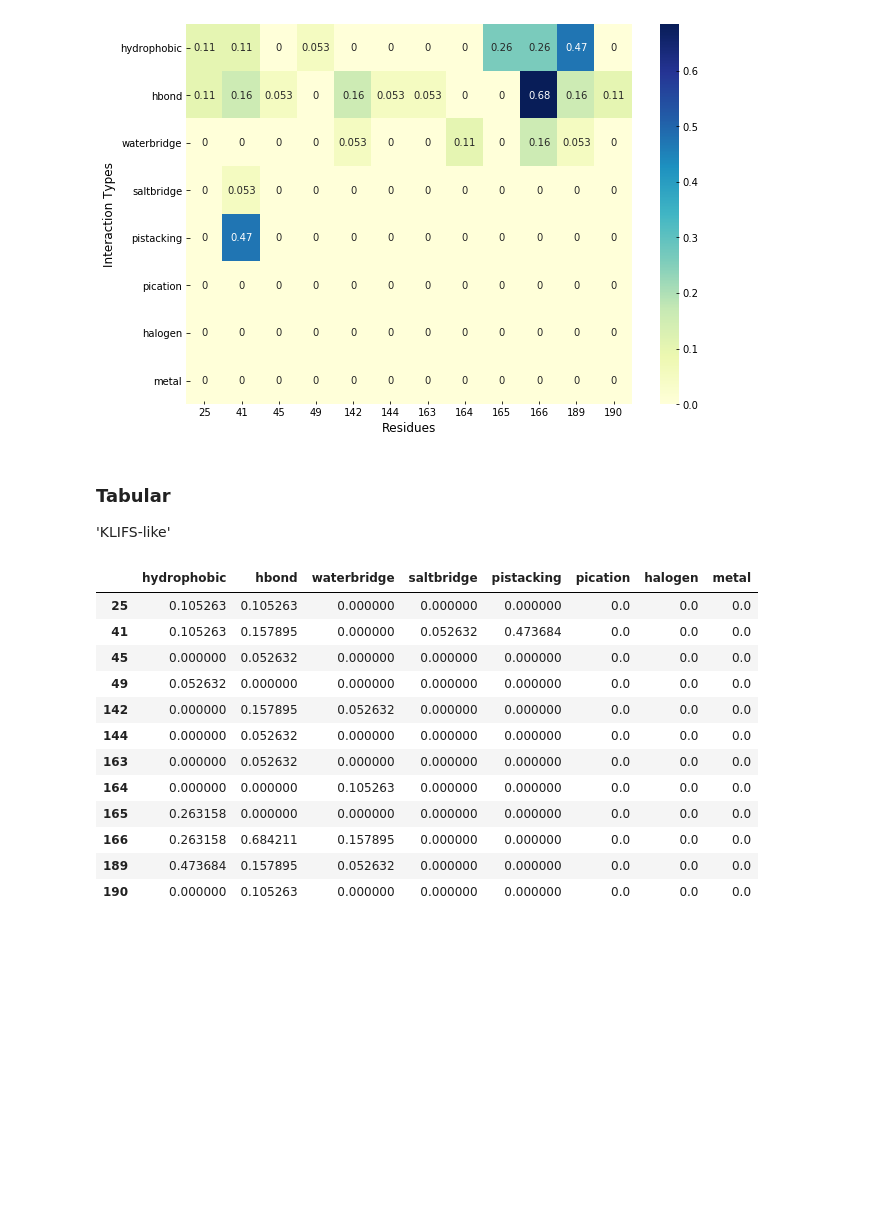
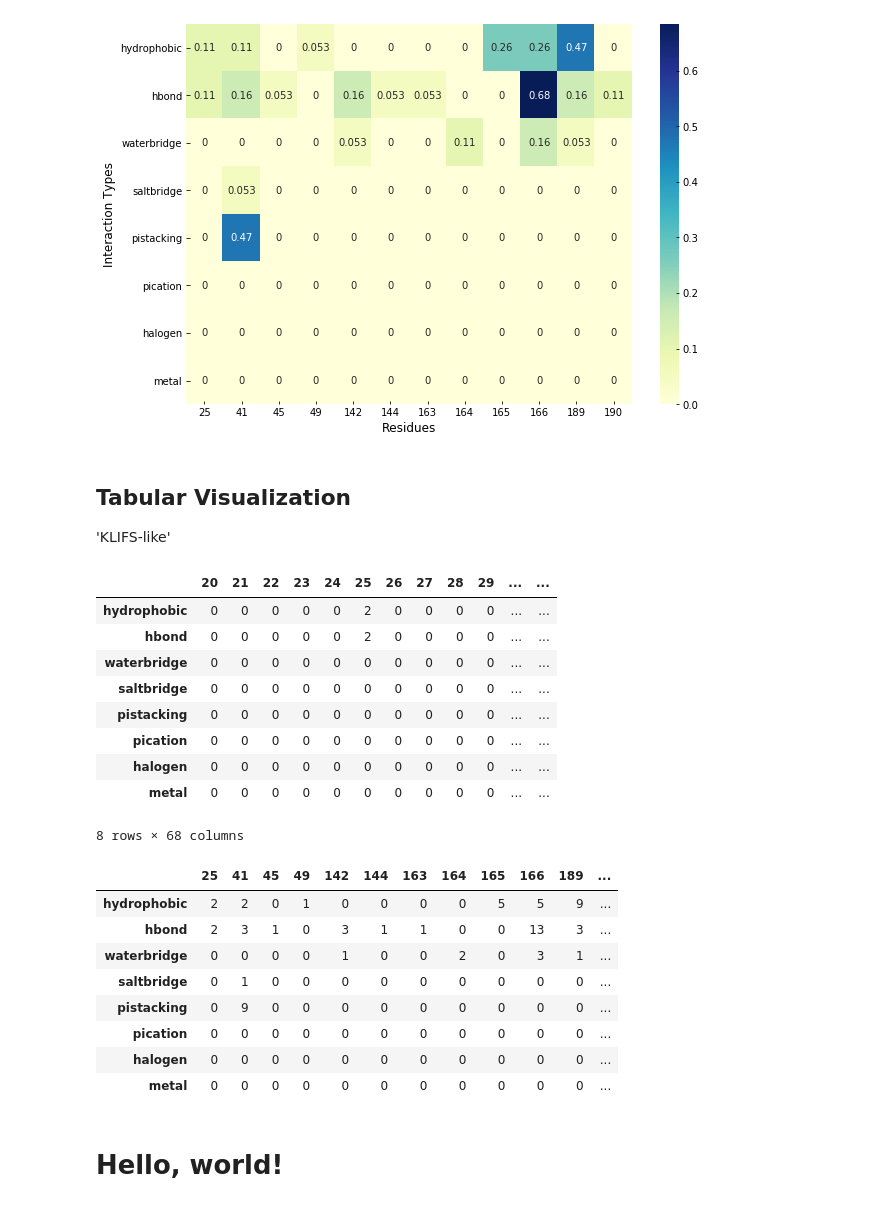
Before and after one commit to volkamerlab/plipify, a Jupyter notebook: plipify/Plipify.ipynb, the cells around one changed output. Cells and saved outputs as stored; diff of their text form; code cells hidden in the pictures; blank space fills up the shorter version.

Commit message:
Tabular visualization

```diff
--- a/plipify/Plipify.ipynb
+++ b/plipify/Plipify.ipynb
@@ -236,5 +236,5 @@ visualize_fp('heatmap','frequency')
 # %% [output]
 [figure]
 # %% [markdown]
-### Tabular
+## Tabular Visualization
 'KLIFS-like'
@@ -241,16 +246,30 @@ visualize_fp('heatmap','frequency')
+# %%
+fp_df
+# %% [output]
+|  | 20 | 21 | 22 | 23 | 24 | 25 | 26 | 27 | 28 | 29 | ... | ... |
+| hydrophobic | 0 | 0 | 0 | 0 | 0 | 2 | 0 | 0 | 0 | 0 | ... | ... |
+| hbond | 0 | 0 | 0 | 0 | 0 | 2 | 0 | 0 | 0 | 0 | ... | ... |
+| waterbridge | 0 | 0 | 0 | 0 | 0 | 0 | 0 | 0 | 0 | 0 | ... | ... |
+| saltbridge | 0 | 0 | 0 | 0 | 0 | 0 | 0 | 0 | 0 | 0 | ... | ... |
+| pistacking | 0 | 0 | 0 | 0 | 0 | 0 | 0 | 0 | 0 | 0 | ... | ... |
+| pication | 0 | 0 | 0 | 0 | 0 | 0 | 0 | 0 | 0 | 0 | ... | ... |
+| halogen | 0 | 0 | 0 | 0 | 0 | 0 | 0 | 0 | 0 | 0 | ... | ... |
+| metal | 0 | 0 | 0 | 0 | 0 | 0 | 0 | 0 | 0 | 0 | ... | ... |
+8 rows × 68 columns
 # %%
-plotdata
+plotdata.T
 # %% [output]
-|  | hydrophobic | hbond | waterbridge | saltbridge | pistacking | pication | halogen | metal |
-| 25 | 0.105263 | 0.105263 | 0.000000 | 0.000000 | 0.000000 | 0.0 | 0.0 | 0.0 |
-| 41 | 0.105263 | 0.157895 | 0.000000 | 0.052632 | 0.473684 | 0.0 | 0.0 | 0.0 |
-| 45 | 0.000000 | 0.052632 | 0.000000 | 0.000000 | 0.000000 | 0.0 | 0.0 | 0.0 |
-| 49 | 0.052632 | 0.000000 | 0.000000 | 0.000000 | 0.000000 | 0.0 | 0.0 | 0.0 |
-| 142 | 0.000000 | 0.157895 | 0.052632 | 0.000000 | 0.000000 | 0.0 | 0.0 | 0.0 |
-| 144 | 0.000000 | 0.052632 | 0.000000 | 0.000000 | 0.000000 | 0.0 | 0.0 | 0.0 |
-| 163 | 0.000000 | 0.052632 | 0.000000 | 0.000000 | 0.000000 | 0.0 | 0.0 | 0.0 |
-| 164 | 0.000000 | 0.000000 | 0.105263 | 0.000000 | 0.000000 | 0.0 | 0.0 | 0.0 |
-| 165 | 0.263158 | 0.000000 | 0.000000 | 0.000000 | 0.000000 | 0.0 | 0.0 | 0.0 |
-| 166 | 0.263158 | 0.684211 | 0.157895 | 0.000000 | 0.000000 | 0.0 | 0.0 | 0.0 |
-| 189 | 0.473684 | 0.157895 | 0.052632 | 0.000000 | 0.000000 | 0.0 | 0.0 | 0.0 |
-| 190 | 0.000000 | 0.105263 | 0.000000 | 0.000000 | 0.000000 | 0.0 | 0.0 | 0.0 |
+|  | 25 | 41 | 45 | 49 | 142 | 144 | 163 | 164 | 165 | 166 | 189 | ... |
+| hydrophobic | 2 | 2 | 0 | 1 | 0 | 0 | 0 | 0 | 5 | 5 | 9 | ... |
+| hbond | 2 | 3 | 1 | 0 | 3 | 1 | 1 | 0 | 0 | 13 | 3 | ... |
+| waterbridge | 0 | 0 | 0 | 0 | 1 | 0 | 0 | 2 | 0 | 3 | 1 | ... |
+| saltbridge | 0 | 1 | 0 | 0 | 0 | 0 | 0 | 0 | 0 | 0 | 0 | ... |
+| pistacking | 0 | 9 | 0 | 0 | 0 | 0 | 0 | 0 | 0 | 0 | 0 | ... |
+| pication | 0 | 0 | 0 | 0 | 0 | 0 | 0 | 0 | 0 | 0 | 0 | ... |
+| halogen | 0 | 0 | 0 | 0 | 0 | 0 | 0 | 0 | 0 | 0 | 0 | ... |
+| metal | 0 | 0 | 0 | 0 | 0 | 0 | 0 | 0 | 0 | 0 | 0 | ... |
+# %%
+from IPython.core.display import display, HTML
+display(HTML('<h1>Hello, world!</h1>'))
+# %% [output]
+Hello, world!
```
Also changed, not shown: parts of 11 cells of this notebook.
